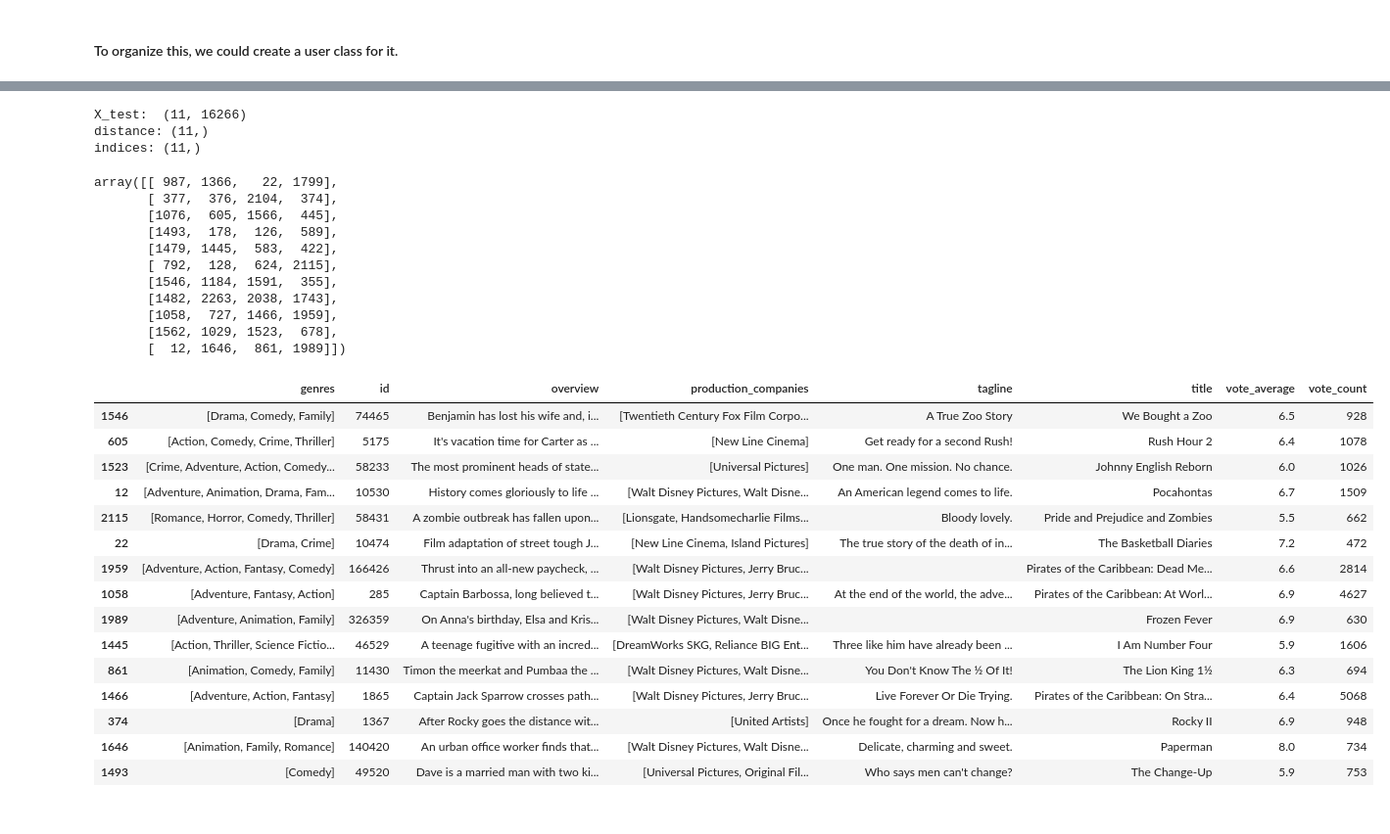
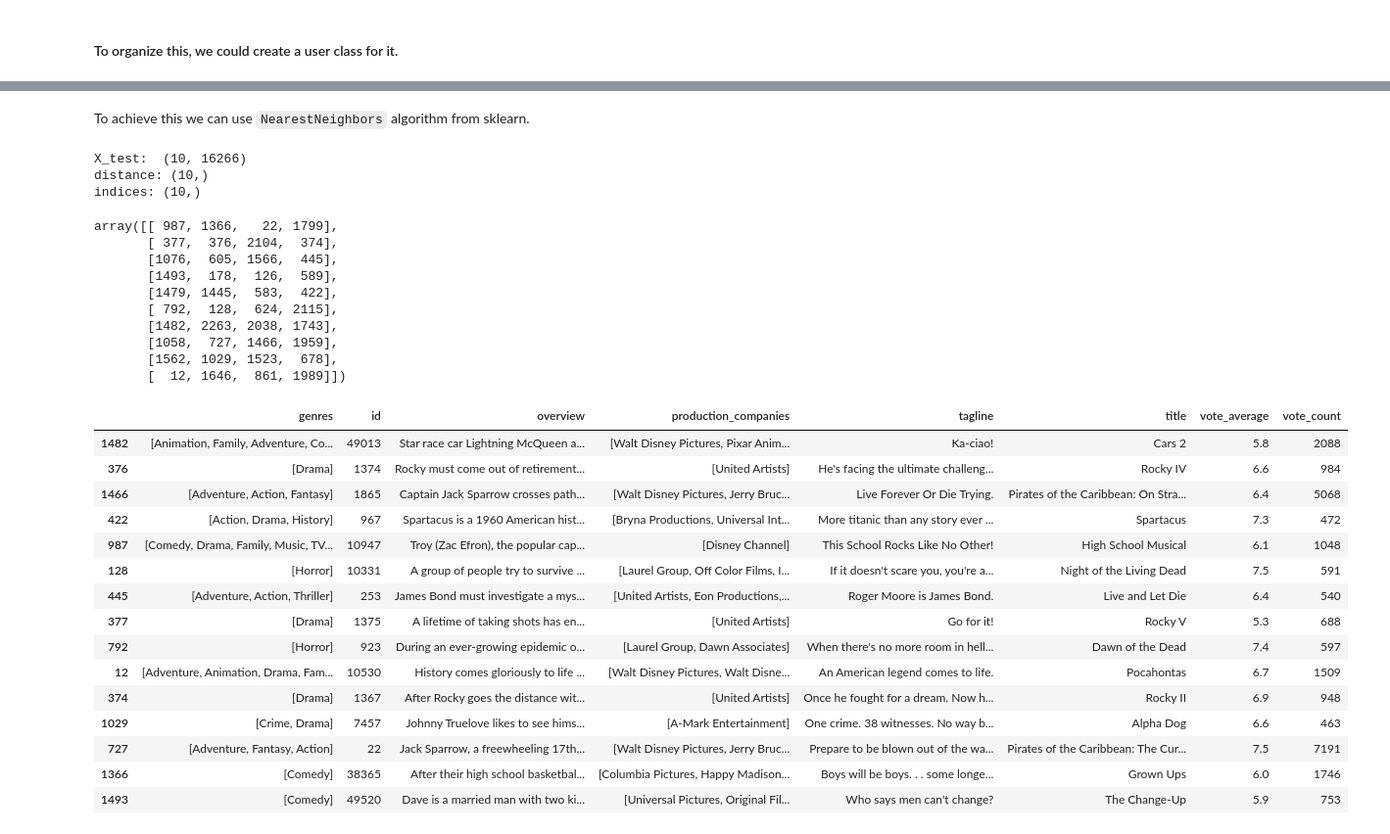
Before and after one commit to medram/movies_recommendation_system, a Jupyter notebook: recomendation_system.ipynb, the cells around one changed output, grey strips where cells are left out. Shown: that part at 98% size. Drawn from its saved outputs; the diff is of its cells as text; code cells hidden in the pictures.

```diff
--- a/recomendation_system.ipynb
+++ b/recomendation_system.ipynb
@@ -609,34 +662,33 @@ user.variant_recommendations().head(10)
+# %% [markdown]
+To achieve this we can use `NearestNeighbors` algorithm from sklearn.
 # %%
 from sklearn.neighbors import NearestNeighbors
 from sklearn.preprocessing import scale
 
 
-user = User(28, matrix, min_rating=2)
+#user = User(28, matrix, min_rating=5)
 
 X = matrix
 X_test = user.vectorized_rated_movies()
 
 n, p = X.shape
 
-nn = NearestNeighbors(n_neighbors=5)
+nn = NearestNeighbors(n_neighbors=3)
 nbrs = nn.fit(X)
-distances, indices = nbrs.radius_neighbors(X_test, radius=5, return_distance=True, sort_results=True)
+distances, indices = nbrs.radius_neighbors(X_test, radius=2, return_distance=True, sort_results=True)
+
 
 print("X_test: ", X_test.shape)
-
 print("distance:", distances.shape)
 print("indices:", indices.shape)
-
-#display(distances)
-#display(indices)
 
 # Filter the important movies indices.
 distances = np.array([d[1:5] for d in distances]) # starts from 1 to remove the same movie index.
 indices = np.array([d[1:5] for d in indices])     # starts from 1 to remove the same movie index.
 # %% [output]
-X_test:  (11, 16266)
-distance: (11,)
-indices: (11,)
+X_test:  (10, 16266)
+distance: (10,)
+indices: (10,)
 # %%
 #display(distances)
 display(indices)
@@ -647,7 +699,6 @@ array([[ 987, 1366,   22, 1799],
        [1493,  178,  126,  589],
        [1479, 1445,  583,  422],
        [ 792,  128,  624, 2115],
-       [1546, 1184, 1591,  355],
        [1482, 2263, 2038, 1743],
        [1058,  727, 1466, 1959],
        [1562, 1029, 1523,  678],
@@ -655,25 +706,28 @@ array([[ 987, 1366,   22, 1799],
 # %%
 import random
 
-l = np.unique(indices.T.ravel()[:100]) # select just most 100 results.
-movies_indices = np.array(random.sample(list(l), 15))
-#get_movies_by_ids(reduced_df, movies_ids)
+# number of movies to choose from, lower is more accurate.
+suggestion_range = 30
+n_results = 15
 
+l = np.unique(indices.T.ravel())
+l = l[:suggestion_range]  # select just most relevant results.
+movies_indices = np.array(random.sample(list(l), n_results))
 reduced_df.loc[movies_indices]
 # %% [output]
 |  | genres | id | overview | production_companies | tagline | title | vote_average | vote_count |
-| 1546 | [Drama, Comedy, Family] | 74465 | Benjamin has lost his wife and, i... | [Twentieth Century Fox Film Corpo... | A True Zoo Story | We Bought a Zoo | 6.5 | 928 |
-| 605 | [Action, Comedy, Crime, Thriller] | 5175 | It's vacation time for Carter as ... | [New Line Cinema] | Get ready for a second Rush! | Rush Hour 2 | 6.4 | 1078 |
-| 1523 | [Crime, Adventure, Action, Comedy... | 58233 | The most prominent heads of state... | [Universal Pictures] | One man. One mission. No chance. | Johnny English Reborn | 6.0 | 1026 |
+| 1482 | [Animation, Family, Adventure, Co... | 49013 | Star race car Lightning McQueen a... | [Walt Disney Pictures, Pixar Anim... | Ka-ciao! | Cars 2 | 5.8 | 2088 |
+| 376 | [Drama] | 1374 | Rocky must come out of retirement... | [United Artists] | He's facing the ultimate challeng... | Rocky IV | 6.6 | 984 |
+| 1466 | [Adventure, Action, Fantasy] | 1865 | Captain Jack Sparrow crosses path... | [Walt Disney Pictures, Jerry Bruc... | Live Forever Or Die Trying. | Pirates of the Caribbean: On Stra... | 6.4 | 5068 |
+| 422 | [Action, Drama, History] | 967 | Spartacus is a 1960 American hist... | [Bryna Productions, Universal Int... | More titanic than any story ever ... | Spartacus | 7.3 | 472 |
+| 987 | [Comedy, Drama, Family, Music, TV... | 10947 | Troy (Zac Efron), the popular cap... | [Disney Channel] | This School Rocks Like No Other! | High School Musical | 6.1 | 1048 |
+| 128 | [Horror] | 10331 | A group of people try to survive ... | [Laurel Group, Off Color Films, I... | If it doesn't scare you, you're a... | Night of the Living Dead | 7.5 | 591 |
+| 445 | [Adventure, Action, Thriller] | 253 | James Bond must investigate a mys... | [United Artists, Eon Productions,... | Roger Moore is James Bond. | Live and Let Die | 6.4 | 540 |
+| 377 | [Drama] | 1375 | A lifetime of taking shots has en... | [United Artists] | Go for it! | Rocky V | 5.3 | 688 |
+| 792 | [Horror] | 923 | During an ever-growing epidemic o... | [Laurel Group, Dawn Associates] | When there's no more room in hell... | Dawn of the Dead | 7.4 | 597 |
 | 12 | [Adventure, Animation, Drama, Fam... | 10530 | History comes gloriously to life ... | [Walt Disney Pictures, Walt Disne... | An American legend comes to life. | Pocahontas | 6.7 | 1509 |
-| 2115 | [Romance, Horror, Comedy, Thriller] | 58431 | A zombie outbreak has fallen upon... | [Lionsgate, Handsomecharlie Films... | Bloody lovely. | Pride and Prejudice and Zombies | 5.5 | 662 |
-| 22 | [Drama, Crime] | 10474 | Film adaptation of street tough J... | [New Line Cinema, Island Pictures] | The true story of the death of in... | The Basketball Diaries | 7.2 | 472 |
-| 1959 | [Adventure, Action, Fantasy, Comedy] | 166426 | Thrust into an all-new paycheck, ... | [Walt Disney Pictures, Jerry Bruc... |  | Pirates of the Caribbean: Dead Me... | 6.6 | 2814 |
-| 1058 | [Adventure, Fantasy, Action] | 285 | Captain Barbossa, long believed t... | [Walt Disney Pictures, Jerry Bruc... | At the end of the world, the adve... | Pirates of the Caribbean: At Worl... | 6.9 | 4627 |
-| 1989 | [Adventure, Animation, Family] | 326359 | On Anna's birthday, Elsa and Kris... | [Walt Disney Pictures, Walt Disne... |  | Frozen Fever | 6.9 | 630 |
-| 1445 | [Action, Thriller, Science Fictio... | 46529 | A teenage fugitive with an incred... | [DreamWorks SKG, Reliance BIG Ent... | Three like him have already been ... | I Am Number Four | 5.9 | 1606 |
-| 861 | [Animation, Comedy, Family] | 11430 | Timon the meerkat and Pumbaa the ... | [Walt Disney Pictures, Walt Disne... | You Don't Know The ½ Of It! | The Lion King 1½ | 6.3 | 694 |
-| 1466 | [Adventure, Action, Fantasy] | 1865 | Captain Jack Sparrow crosses path... | [Walt Disney Pictures, Jerry Bruc... | Live Forever Or Die Trying. | Pirates of the Caribbean: On Stra... | 6.4 | 5068 |
 | 374 | [Drama] | 1367 | After Rocky goes the distance wit... | [United Artists] | Once he fought for a dream. Now h... | Rocky II | 6.9 | 948 |
-| 1646 | [Animation, Family, Romance] | 140420 | An urban office worker finds that... | [Walt Disney Pictures, Walt Disne... | Delicate, charming and sweet. | Paperman | 8.0 | 734 |
+| 1029 | [Crime, Drama] | 7457 | Johnny Truelove likes to see hims... | [A-Mark Entertainment] | One crime. 38 witnesses. No way b... | Alpha Dog | 6.6 | 463 |
+| 727 | [Adventure, Fantasy, Action] | 22 | Jack Sparrow, a freewheeling 17th... | [Walt Disney Pictures, Jerry Bruc... | Prepare to be blown out of the wa... | Pirates of the Caribbean: The Cur... | 7.5 | 7191 |
+| 1366 | [Comedy] | 38365 | After their high school basketbal... | [Columbia Pictures, Happy Madison... | Boys will be boys. . . some longe... | Grown Ups | 6.0 | 1746 |
 | 1493 | [Comedy] | 49520 | Dave is a married man with two ki... | [Universal Pictures, Original Fil... | Who says men can't change? | The Change-Up | 5.9 | 753 |
```
Also changed, not shown: parts of 6 cells of this notebook.
